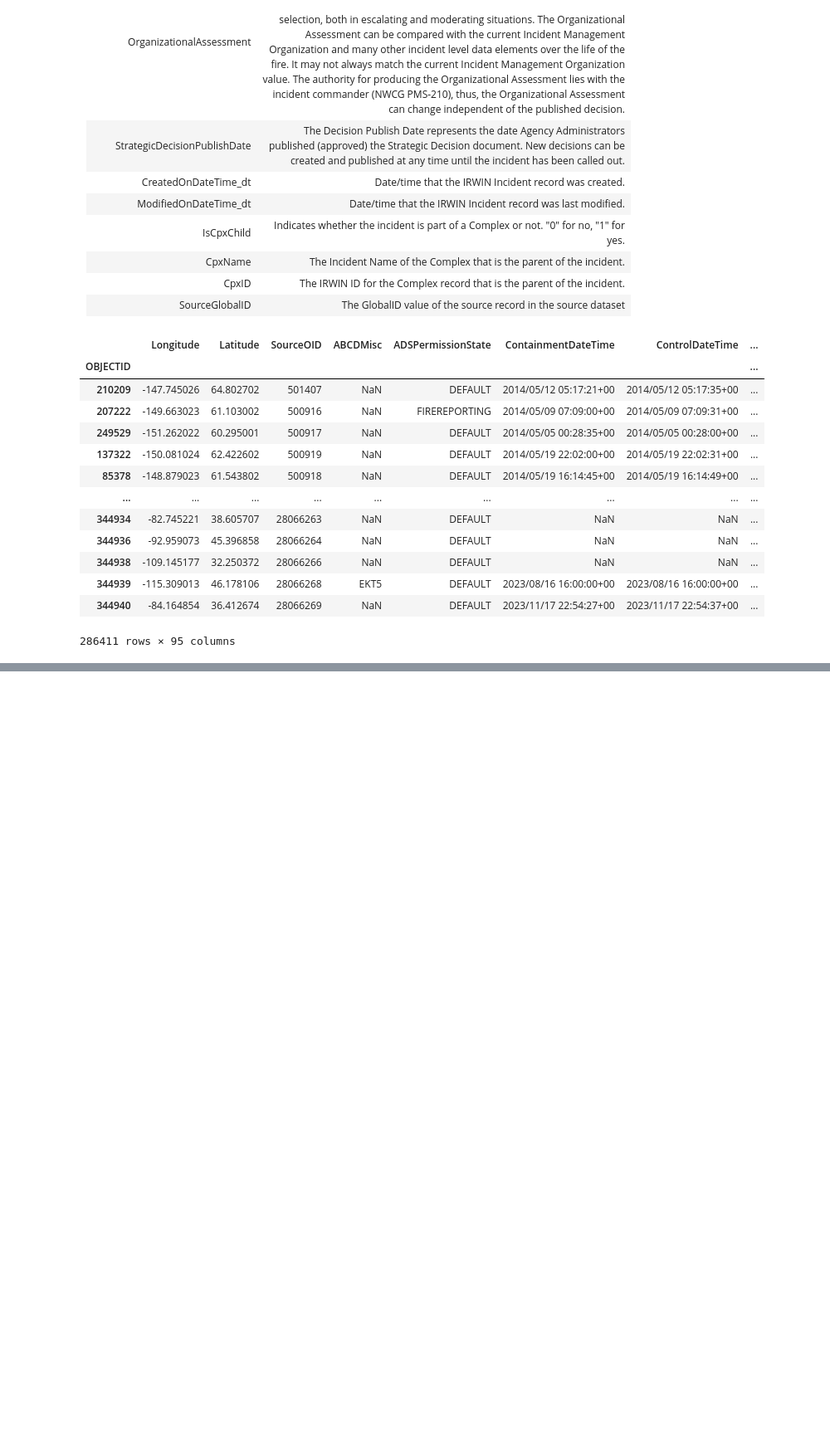
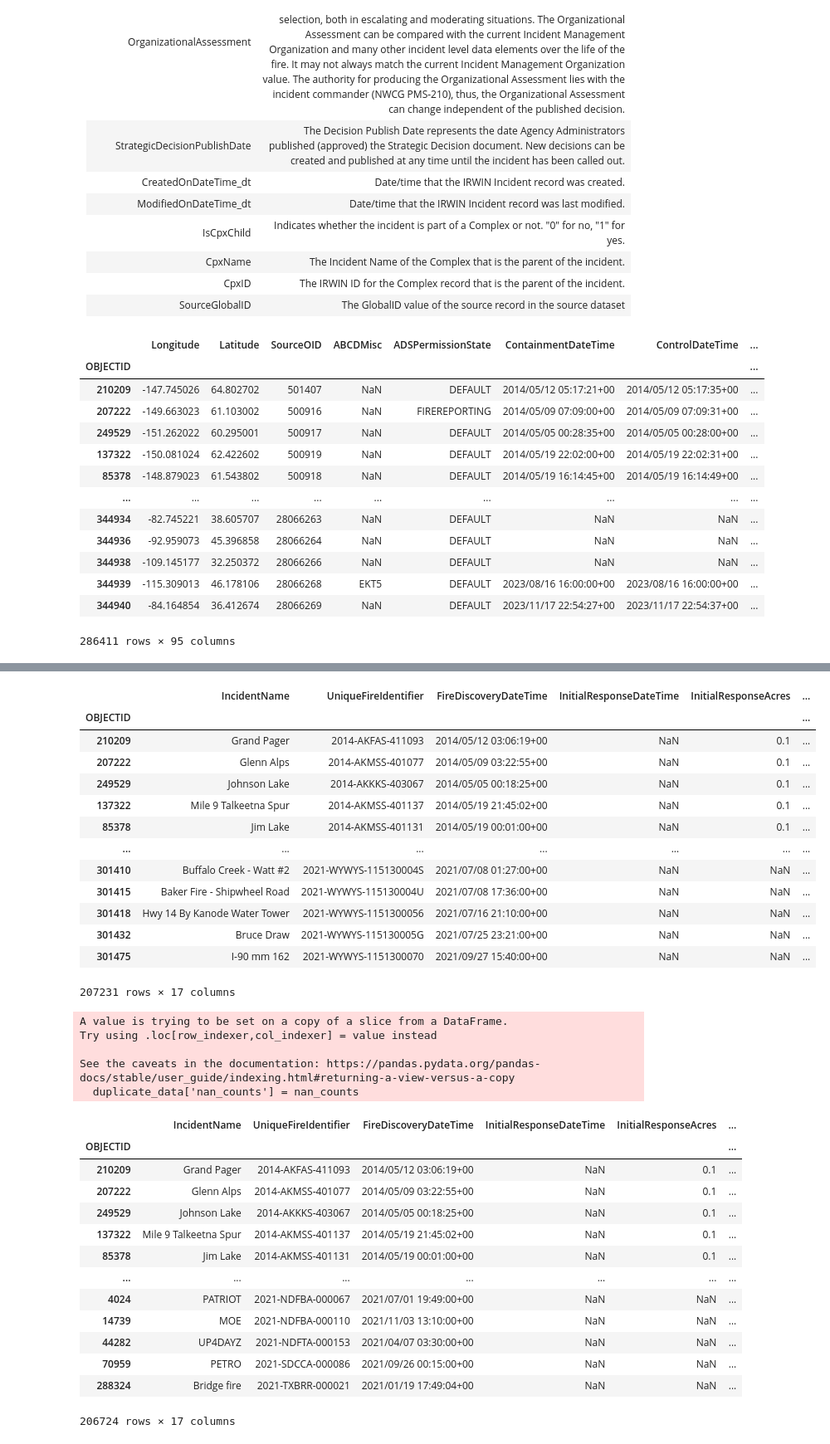
Before and after one commit to SD-2023-CS02/Wildfire-Resource-Simulator, a Jupyter notebook: wfigs_fire_data.ipynb, the cells around one changed output, grey strips where cells are left out. Shown at 83% size. Saved outputs shown, nothing was run; the diff lists cells and outputs as text; code cells hidden in the pictures; blank space fills up the shorter version.

```diff
--- a/wfigs_fire_data.ipynb
+++ b/wfigs_fire_data.ipynb
@@ -442,3 +356,56 @@ See the caveats in the documentation: https://pandas.pydata.org/pandas-docs/stab
+# %%
+# Create a subset collection for initial front-end use and plotting
+# We want to use the following data:
+frontend_data = filtered_df[['IncidentName', 'UniqueFireIdentifier', 'FireDiscoveryDateTime', 'InitialResponseDateTime', 'InitialResponseAcres', 'CreatedOnDateTime_dt', 'GACC', 'ContainmentDateTime', 'ControlDateTime', 'FireOutDateTime', 'DiscoveryAcres', 'FinalAcres', 'IncidentSize', 'InitialLatitude', 'InitialLongitude', 'Latitude', 'Longitude']]
+
+display(frontend_data)
+
+# create duplicate condition
+duplicates_condition = frontend_data.duplicated(subset=['UniqueFireIdentifier'], keep=False)
+duplicate_data = frontend_data[duplicates_condition]
+
+# remove duplicates with fewer information by grouping UniqueFireIdentifier
+nan_counts = duplicate_data.isna().sum(axis=1)
+duplicate_data['nan_counts'] = nan_counts
+idx_to_keep = duplicate_data.groupby(['UniqueFireIdentifier'])['nan_counts'].idxmin()
+result = pd.concat([frontend_data[~duplicates_condition], duplicate_data.loc[idx_to_keep]])
+result = result.drop(columns='nan_counts')
+
+display(result)
+# %% [output]
+|  | IncidentName | UniqueFireIdentifier | FireDiscoveryDateTime | InitialResponseDateTime | InitialResponseAcres | ... |
+| OBJECTID |  |  |  |  |  | ... |
+| 210209 | Grand Pager | 2014-AKFAS-411093 | 2014/05/12 03:06:19+00 | NaN | 0.1 | ... |
+| 207222 | Glenn Alps | 2014-AKMSS-401077 | 2014/05/09 03:22:55+00 | NaN | 0.1 | ... |
+| 249529 | Johnson Lake | 2014-AKKKS-403067 | 2014/05/05 00:18:25+00 | NaN | 0.1 | ... |
+| 137322 | Mile 9 Talkeetna Spur | 2014-AKMSS-401137 | 2014/05/19 21:45:02+00 | NaN | 0.1 | ... |
+| 85378 | Jim Lake | 2014-AKMSS-401131 | 2014/05/19 00:01:00+00 | NaN | 0.1 | ... |
+| ... | ... | ... | ... | ... | ... | ... |
+| 301410 | Buffalo Creek - Watt #2 | 2021-WYWYS-115130004S | 2021/07/08 01:27:00+00 | NaN | NaN | ... |
+| 301415 | Baker Fire - Shipwheel Road | 2021-WYWYS-115130004U | 2021/07/08 17:36:00+00 | NaN | NaN | ... |
+| 301418 | Hwy 14 By Kanode Water Tower | 2021-WYWYS-1151300056 | 2021/07/16 21:10:00+00 | NaN | NaN | ... |
+| 301432 | Bruce Draw | 2021-WYWYS-115130005G | 2021/07/25 23:21:00+00 | NaN | NaN | ... |
+| 301475 | I-90 mm 162 | 2021-WYWYS-1151300070 | 2021/09/27 15:40:00+00 | NaN | NaN | ... |
+207231 rows × 17 columns
+A value is trying to be set on a copy of a slice from a DataFrame.
+Try using .loc[row_indexer,col_indexer] = value instead
+
+See the caveats in the documentation: https://pandas.pydata.org/pandas-docs/stable/user_guide/indexing.html#returning-a-view-versus-a-copy
+  duplicate_data['nan_counts'] = nan_counts
+|  | IncidentName | UniqueFireIdentifier | FireDiscoveryDateTime | InitialResponseDateTime | InitialResponseAcres | ... |
+| OBJECTID |  |  |  |  |  | ... |
+| 210209 | Grand Pager | 2014-AKFAS-411093 | 2014/05/12 03:06:19+00 | NaN | 0.1 | ... |
+| 207222 | Glenn Alps | 2014-AKMSS-401077 | 2014/05/09 03:22:55+00 | NaN | 0.1 | ... |
+| 249529 | Johnson Lake | 2014-AKKKS-403067 | 2014/05/05 00:18:25+00 | NaN | 0.1 | ... |
+| 137322 | Mile 9 Talkeetna Spur | 2014-AKMSS-401137 | 2014/05/19 21:45:02+00 | NaN | 0.1 | ... |
+| 85378 | Jim Lake | 2014-AKMSS-401131 | 2014/05/19 00:01:00+00 | NaN | 0.1 | ... |
+| ... | ... | ... | ... | ... | ... | ... |
+| 4024 | PATRIOT | 2021-NDFBA-000067 | 2021/07/01 19:49:00+00 | NaN | NaN | ... |
+| 14739 | MOE | 2021-NDFBA-000110 | 2021/11/03 13:10:00+00 | NaN | NaN | ... |
+| 44282 | UP4DAYZ | 2021-NDFTA-000153 | 2021/04/07 03:30:00+00 | NaN | NaN | ... |
+| 70959 | PETRO | 2021-SDCCA-000086 | 2021/09/26 00:15:00+00 | NaN | NaN | ... |
+| 288324 | Bridge fire | 2021-TXBRR-000021 | 2021/01/19 17:49:04+00 | NaN | NaN | ... |
+206724 rows × 17 columns
 # %%
 # write results to file
 fire_without_nan = frontend_data.dropna()
```
Also changed, not shown: parts of 5 cells of this notebook, 2 other files.
